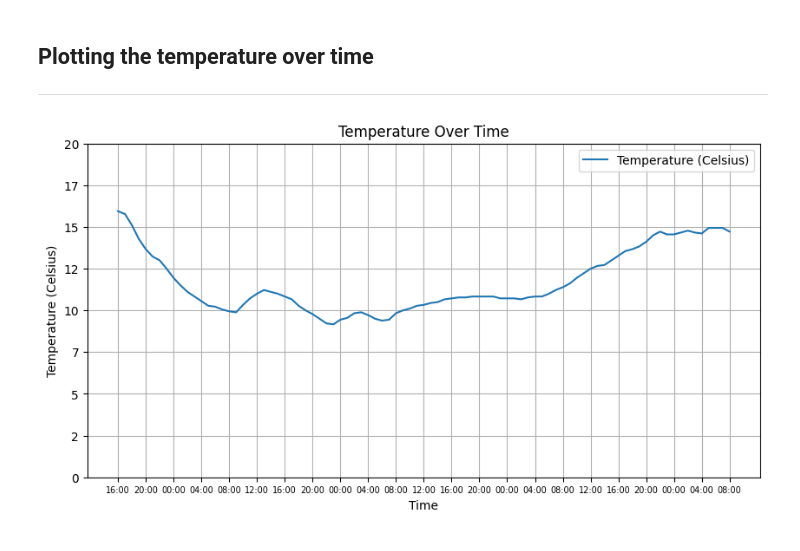
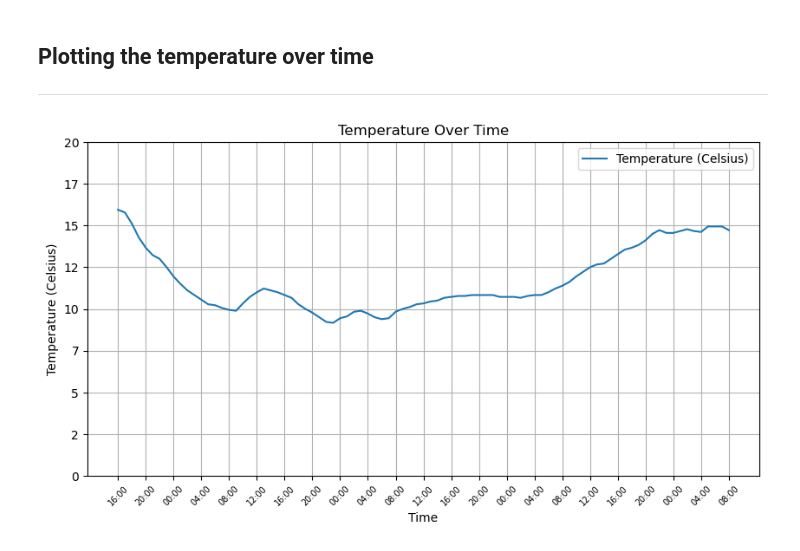
Before and after one commit to kronos164/programming-for-data-analytics, a Jupyter notebook: assignments/assignment02-weather.ipynb, the cells around one changed output. Drawn from its saved outputs; the diff is of its cells as text; code cells hidden in the pictures.

Commit message:
Line plots added on the assignment 6

```diff
--- a/assignments/assignment02-weather.ipynb
+++ b/assignments/assignment02-weather.ipynb
@@ -30,19 +30,20 @@ df["reportEndDateTime"] = pd.to_datetime(df["reportEndDateTime"]).dt.strftime('%
 # %%
 # Plot the temperature over time
 plt.figure(figsize=(10, 5))
 plt.plot(df["reportEndDateTime"], df["dryBulbTemperature_Celsius"], label="Temperature (Celsius)")
 plt.xlabel('Time')
+plt.xticks(rotation=45)
 plt.ylabel('Temperature (Celsius)')
 plt.title('Temperature Over Time')
 plt.ylim(0, 20)  # Set the y-axis range from 0 to 20
 plt.gca().yaxis.set_major_formatter(plt.FuncFormatter(lambda x, _: f'{int(x)}'))  # Display y-axis as integers
 plt.legend()
 plt.grid(True)
 # Set the font size of x-axis labels and display every 4 hour
 plt.gca().xaxis.set_major_locator(plt.MaxNLocator(nbins=len(df["reportEndDateTime"].unique()) // 4))
 fixed_times = pd.date_range(start="16:00", periods=len(df["reportEndDateTime"].unique()), freq='h').strftime('%H:%M')
 plt.xticks(ticks=range(0, len(df["reportEndDateTime"]),4), labels=fixed_times[::4], fontsize=7)
 
 plt.show()
 # %% [output]
-[figure, old version]
+[figure, new version]
```
Also changed, not shown: 1 other file.
